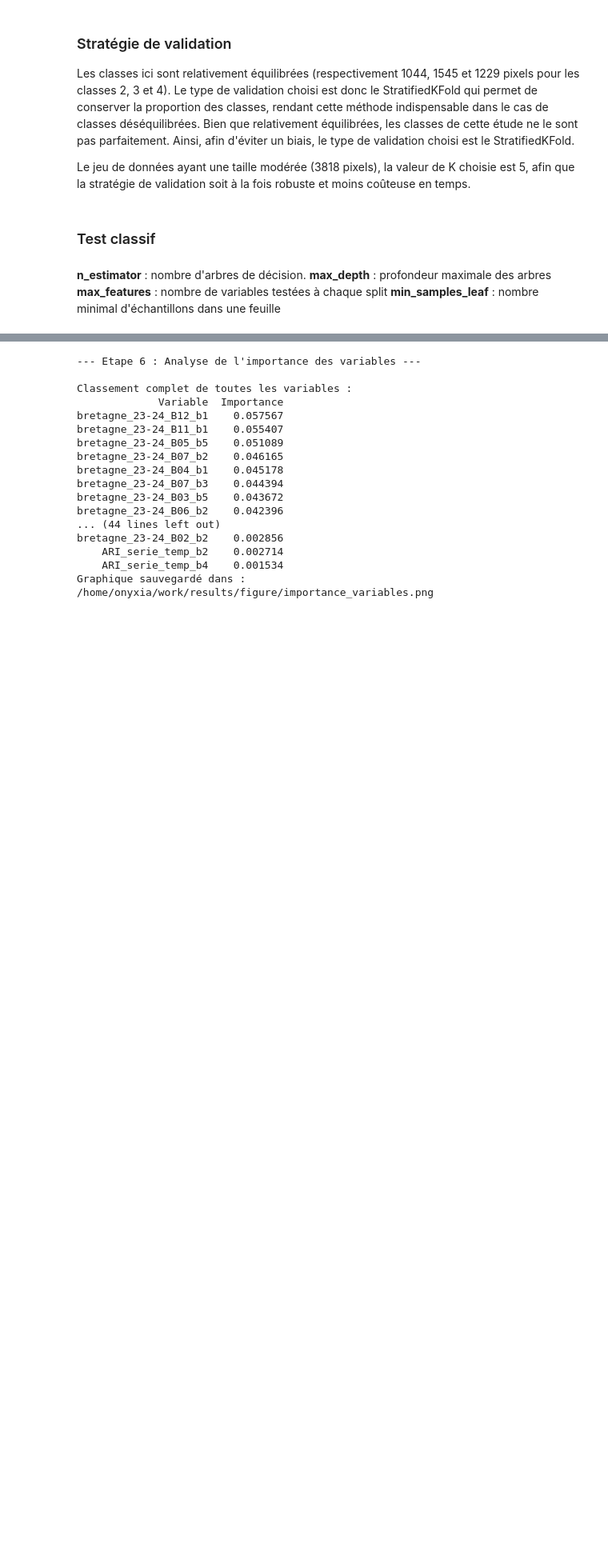
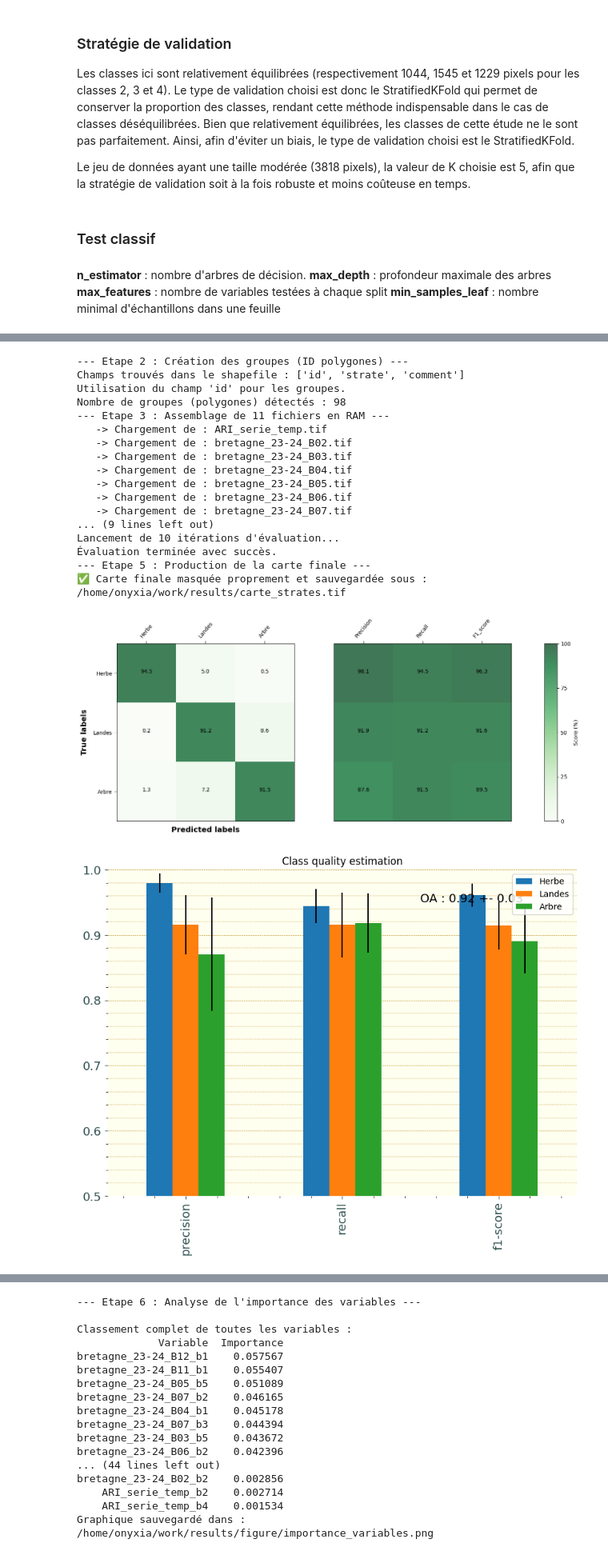
Before and after one commit to auzimmer/Projet_teledetection, a Jupyter notebook: projet_telea_ZIMMER_AUDREY.ipynb, the cells around one changed output, grey strips where cells are left out. Shown at 80% size. Saved outputs shown, nothing was run; the diff lists cells and outputs as text; code cells hidden in the pictures; blank space fills up the shorter version.

```diff
--- a/projet_telea_ZIMMER_AUDREY.ipynb
+++ b/projet_telea_ZIMMER_AUDREY.ipynb
@@ -1787,16 +419,4 @@ print(f"✅ Carte finale complète sauvegardée sous : {output_tif}")
 # %%
-import os
-import numpy as np
-import pandas as pd
-from osgeo import gdal, ogr
-
-# Scikit-learn
-from sklearn.ensemble import RandomForestClassifier
-from sklearn.model_selection import StratifiedGroupKFold, GridSearchCV
-from sklearn.metrics import confusion_matrix, classification_report, accuracy_score
-
-
-
 # ==============================================================================
 # 1. CONFIGURATION DES CHEMINS
 # ==============================================================================
@@ -1925,8 +545,12 @@ param_grid = {
 }
 
 cv_group = StratifiedGroupKFold(n_splits=NB_FOLDS, shuffle=True, random_state=42)
-grid = GridSearchCV(RandomForestClassifier(n_jobs=-1), param_grid, cv=cv_group, scoring='f1_weighted')
+grid = GridSearchCV(RandomForestClassifier(n_jobs=-1), param_grid, cv=cv_group, scoring='f1_macro')
 grid.fit(X_clean, y_clean, groups=groups_clean)
+
+# --- AJOUT POUR TON RAPPORT ---
+print(f"Métrique utilisée pour l'optimisation : {grid.scoring}")
+print(f"Meilleur score ({grid.scoring}) obtenu lors de la validation croisée : {grid.best_score_:.4f}")
 
 best_params = grid.best_params_
 print(f"Meilleurs paramètres trouvés : {best_params}")
@@ -1984,42 +608,6 @@ plots.plot_mean_class_quality(list_report, list_accuracy,
                               out_filename=os.path.join(output_dir, 'qualite_classes.png'))
 
 
-# ==============================================================================
-# 5. PRODUCTION DE LA CARTE FINALE
-# ==============================================================================
-print("--- Etape 5 : Production de la carte finale ---")
-
-# 1. Entraînement final sur TOUT l'échantillonnage
-final_model = RandomForestClassifier(**best_params, n_jobs=-1)
-final_model.fit(X_clean, y_clean)
-
-# 2. Prédiction sur l'image entière
-# On utilise nan_to_num pour que le modèle puisse calculer sur toute la zone
-y_final_flat = final_model.predict(np.nan_to_num(X_flat))
-classification_map = y_final_flat.reshape(n_rows, n_cols).astype(np.uint8)
-
-# 3. GESTION DU NODATA (La version correcte) :
-# Au lieu de masquer selon les échantillons, on masque selon les pixels vides de l'image satellite.
-# Si toutes les bandes d'un pixel valent 0 (ou NaN), alors c'est du vrai NoData.
-# On prend la première bande du stack pour détecter les zones sans données.
-mask_reel_nodata = (img_stack[:, :, 0] == 0) | (np.isnan(img_stack[:, :, 0]))
-classification_map[mask_reel_nodata] = 0
-
-# 4. Sauvegarde avec les spécifications demandées (nom exact et dossier results)
-output_tif = os.path.join(work_dir, 'results/carte_strates.tif')
-rw.write_image(
-    out_filename=output_tif,
-    array=classification_map,
-    data_set=ref_ds,
-    gdal_dtype=gdal.GDT_Byte # uint8
-)
-
-# Fixer le NoData officiel à 0 dans les métadonnées pour l'énoncé
-out_ds = gdal.Open(output_tif, gdal.GA_Update)
-out_ds.GetRasterBand(1).SetNoDataValue(0)
-out_ds = None
-
-print(f"Carte finale complète sauvegardée sous : {output_tif}")
 
 
 
@@ -2042,30 +630,50 @@ ref_mask_path = os.path.join(work_dir, 'data/projet_eval/bretagne_23-24_B02.tif'
 ds_mask = gdal.Open(ref_mask_path)
 band_mask = ds_mask.GetRasterBand(1)
 ref_data = band_mask.ReadAsArray()
 nodata_value_ref = band_mask.GetNoDataValue()
 
 # On définit le masque final :
 # Un pixel est NoData si :
 # - Il a la valeur NoData officielle dans la couche de réf
 # - OU il vaut 0 dans la couche de réf
 # - OU il vaut NaN
 mask_final_nodata = (ref_data == nodata_value_ref) | (ref_data == 0) | (np.isnan(ref_data))
 
 # On applique ce masque sur notre classification
 classification_map[mask_final_nodata] = 0
 
 # 4. Sauvegarde (inchangé)
 output_tif = os.path.join(work_dir, 'results/carte_strates.tif')
 rw.write_image(
     out_filename=output_tif,
     array=classification_map,
     data_set=ref_ds,
     gdal_dtype=gdal.GDT_Byte
 )
 
 # Fixer le NoData officiel dans les métadonnées
 out_ds = gdal.Open(output_tif, gdal.GA_Update)
 out_ds.GetRasterBand(1).SetNoDataValue(0)
 out_ds = None
 
 print(f"✅ Carte finale masquée proprement et sauvegardée sous : {output_tif}")
+# %% [output]
+--- Etape 2 : Création des groupes (ID polygones) ---
+Champs trouvés dans le shapefile : ['id', 'strate', 'comment']
+Utilisation du champ 'id' pour les groupes.
+Nombre de groupes (polygones) détectés : 98
+--- Etape 3 : Assemblage de 11 fichiers en RAM ---
+   -> Chargement de : ARI_serie_temp.tif
+   -> Chargement de : bretagne_23-24_B02.tif
+   -> Chargement de : bretagne_23-24_B03.tif
+   -> Chargement de : bretagne_23-24_B04.tif
+   -> Chargement de : bretagne_23-24_B05.tif
+   -> Chargement de : bretagne_23-24_B06.tif
+   -> Chargement de : bretagne_23-24_B07.tif
+... (9 lines left out)
+Lancement de 10 itérations d'évaluation...
+Évaluation terminée avec succès.
+--- Etape 5 : Production de la carte finale ---
+✅ Carte finale masquée proprement et sauvegardée sous : /home/onyxia/work/results/carte_strates.tif
+[figure, added]
+[figure, added]
```
Also changed, not shown: parts of 14 cells of this notebook.
